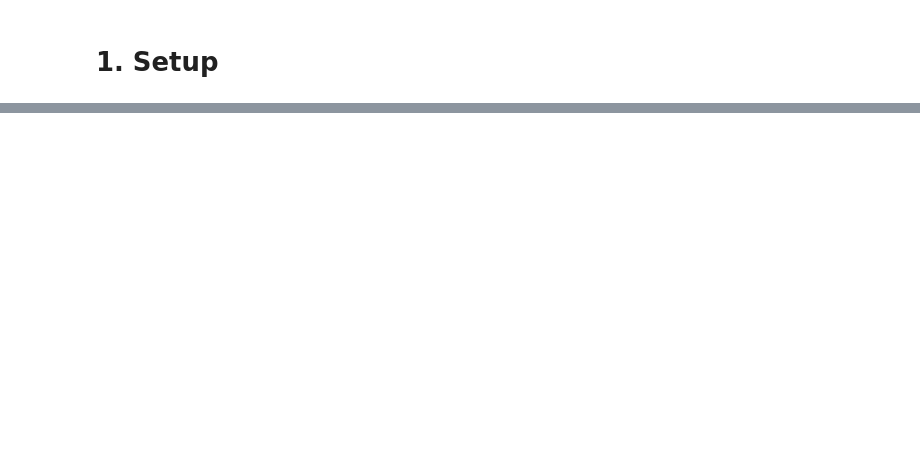
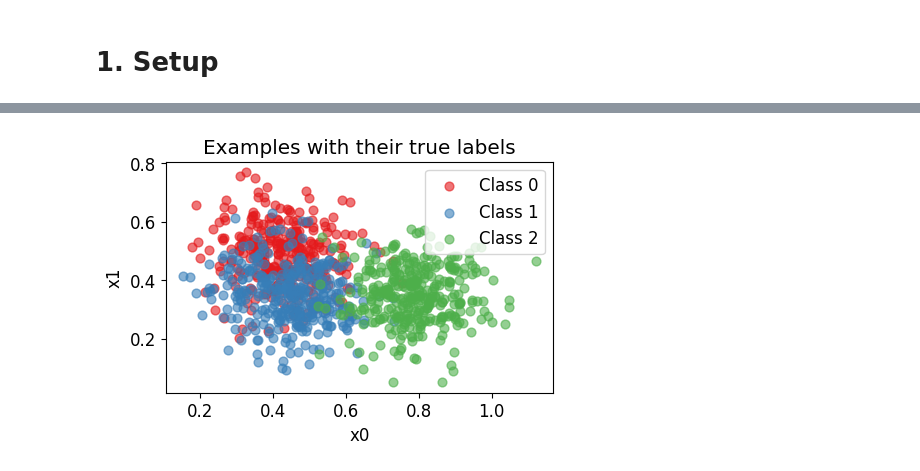
Before and after one commit to SamPIngram/uncertain_ground_truth_experiments, a Jupyter notebook: tutorial.ipynb, the cells around one changed output, grey strips where cells are left out. Saved outputs shown, nothing was run; the diff lists cells and outputs as text; code cells hidden in the pictures; blank space fills up the shorter version.

Commit message:
Update for adding toy_data

```diff
--- a/tutorial.ipynb
+++ b/tutorial.ipynb
@@ -14,0 +38,3 @@ The tutorial will look to explain how the approach can be used to other experime
+# %%
+colab_utils.set_style()
+plot_hist = colab_utils.plot_hist
@@ -14,0 +84,27 @@ The tutorial will look to explain how the approach can be used to other experime
+# %%
+config = {}
+config['rng'] = gtd.PRNGSequence(5)
+config['dimensionality'] = 2
+config['sigma'] = 0.3
+config['class_weights'] = [1]*3
+config['class_sigmas'] = 0.1
+config['train_examples'] = 1000
+# Note that in the paper we used 20000 test examples.
+config['test_examples'] = 1000
+config['expected_length'] = 1.5
+config['grouping_threshold'] = 0.05
+# Number of readers and their sharpness.
+config['reader_sharpness'] = jnp.array([500000, 100000, 50000, 1000000, 500000, 150000, 100000, 1000000, 100000, 90000])
+# %%
+data = get_data(config)
+# %%
+colors = np.array([
+    [228,26,28],
+    [55,126,184],
+    [77,175,74],
+]) / 255.
+colab_utils.plot_data(
+    data['train_examples'], data['train_labels'],
+    title='Examples with their true labels', name='data', colors=colors)
+# %% [output]
+[figure, added]
```
Also changed, not shown: parts of 13 cells of this notebook.
